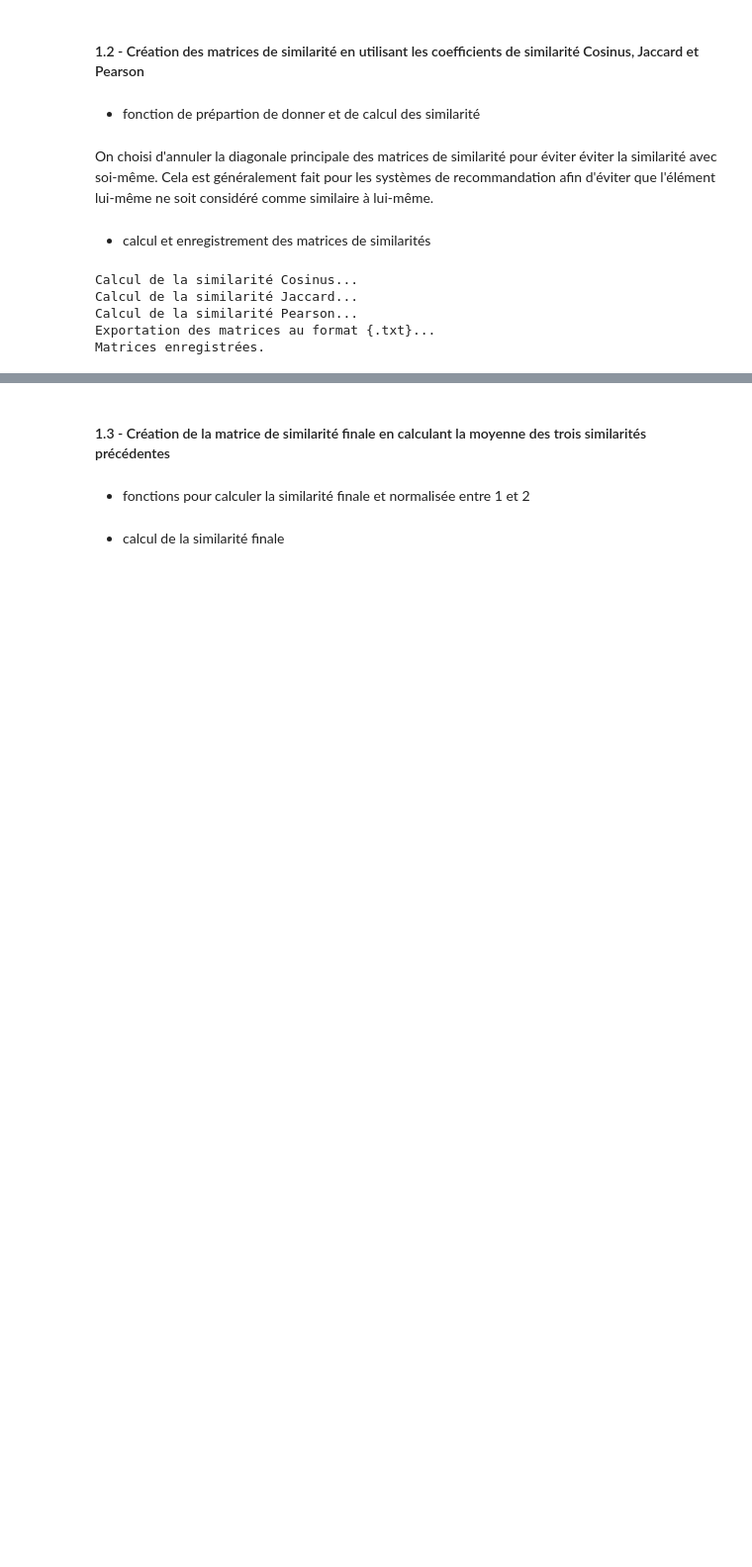
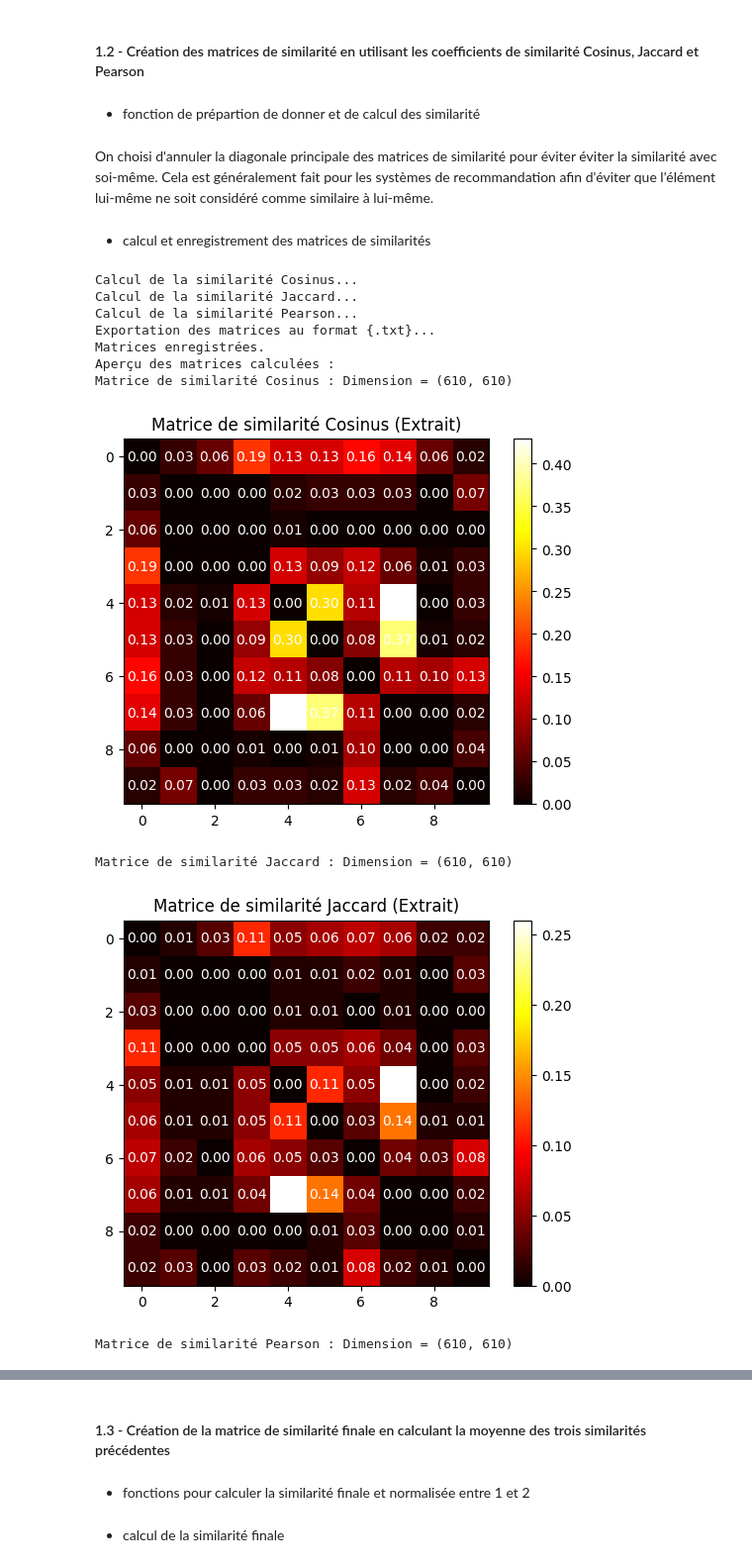
Before and after one commit to Oniheii/Movie-Recommendation-System, a Jupyter notebook: script_dma2_cjm.ipynb, the cells around one changed output, grey strips where cells are left out. Shown: that part at 99% size. Drawn from its saved outputs; the diff is of its cells as text; code cells hidden in the pictures; blank space fills up the shorter version.

```diff
--- a/script_dma2_cjm.ipynb
+++ b/script_dma2_cjm.ipynb
@@ -193,30 +193,68 @@ On choisi d'annuler la diagonale principale des matrices de similarité pour év
 # Créer une sous-matrice CSR contenant uniquement les colonnes de notes
 ratings_matrix = create_ratings_matrix(df_ratings)
 # Calculer la matrice de similarité Cosinus et enregistrer les résultats
 print("Calcul de la similarité Cosinus...")
 cosine_sim = calculate_cosine_similarity(ratings_matrix)
 # Calculer la matrice de similarité Jaccard et enregistrer les résultats
 print("Calcul de la similarité Jaccard...")
 jaccard_sim = compute_jaccard_similarity(ratings_matrix)
 # Calculer la similarité Pearson uniquement pour les colonnes de notes
 print("Calcul de la similarité Pearson...")
 pearson_sim = compute_pearson_similarity(ratings_matrix)
 
 # Enregistrer les matrices sur des fichiers textes
 print("Exportation des matrices au format {.txt}...")
 # cosine_similarity
 np.savetxt(output_data + 'cosine_similarity.txt',
            cosine_sim, delimiter=',')
 # jaccard_similarity
 np.savetxt(output_data + 'jaccard_similarity.txt',
            jaccard_sim, delimiter=',')
 # pearson_similarity
 np.savetxt(output_data + 'pearson_similarity.txt',
            pearson_sim, delimiter=',')
 print("Matrices enregistrées.")
+
+# Aperçu des matrices calculées
+print("Aperçu des matrices calculées :")
+print(f"Matrice de similarité Cosinus : Dimension = {cosine_sim.shape}")
+plt.imshow(cosine_sim[:10, :10], cmap='hot', interpolation='nearest')
+for i in range(10):
+    for j in range(10):
+        plt.text(j, i, format(cosine_sim[i, j], ".2f"),
+                 ha="center", va="center", color="white")
+plt.title("Matrice de similarité Cosinus (Extrait)")
+plt.colorbar()
+plt.show()
+
+print(f"Matrice de similarité Jaccard : Dimension = {jaccard_sim.shape}")
+plt.imshow(jaccard_sim[:10, :10], cmap='hot', interpolation='nearest')
+for i in range(10):
+    for j in range(10):
+        plt.text(j, i, format(jaccard_sim[i, j], ".2f"),
+                 ha="center", va="center", color="white")
+plt.title("Matrice de similarité Jaccard (Extrait)")
+plt.colorbar()
+plt.show()
+
+print(f"Matrice de similarité Pearson : Dimension = {pearson_sim.shape}")
+plt.imshow(pearson_sim[:10, :10], cmap='hot', interpolation='nearest')
+for i in range(10):
+    for j in range(10):
+        plt.text(j, i, format(pearson_sim[i, j], ".2f"),
+                 ha="center", va="center", color="white")
+plt.title("Matrice de similarité Pearson (Extrait)")
+plt.colorbar()
+plt.show()
 # %% [output]
 Calcul de la similarité Cosinus...
 Calcul de la similarité Jaccard...
 Calcul de la similarité Pearson...
 Exportation des matrices au format {.txt}...
 Matrices enregistrées.
+Aperçu des matrices calculées :
+Matrice de similarité Cosinus : Dimension = (610, 610)
+[figure, added]
+Matrice de similarité Jaccard : Dimension = (610, 610)
+[figure, added]
+Matrice de similarité Pearson : Dimension = (610, 610)
```
Also changed, not shown: parts of 15 cells of this notebook.
